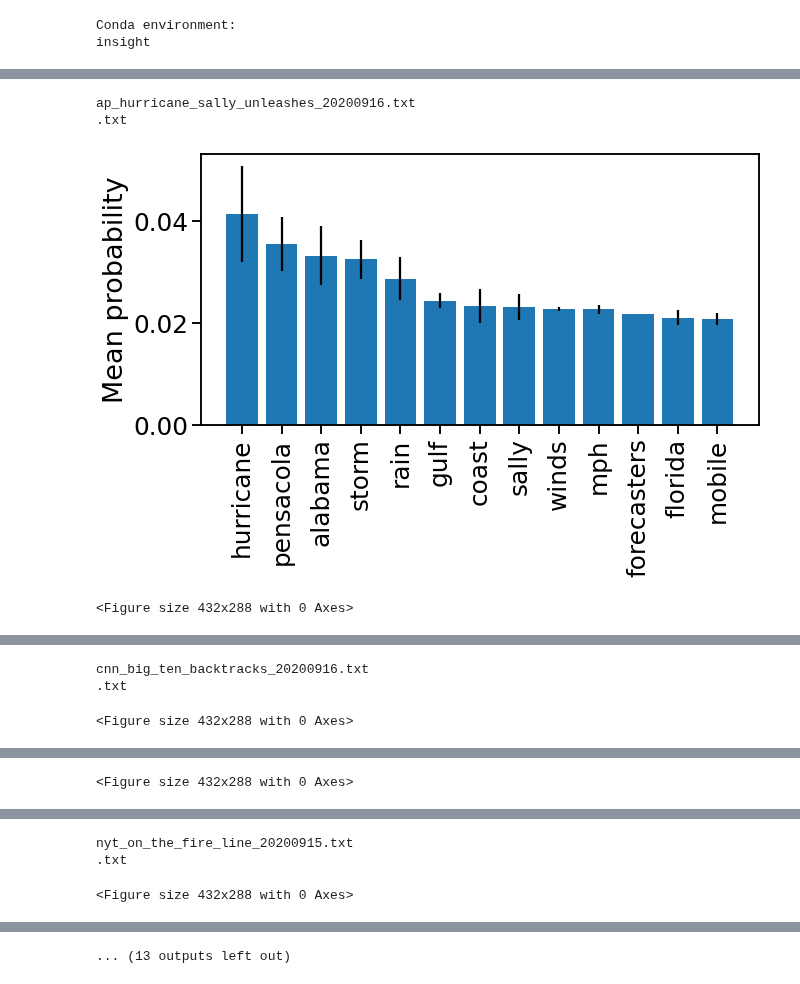
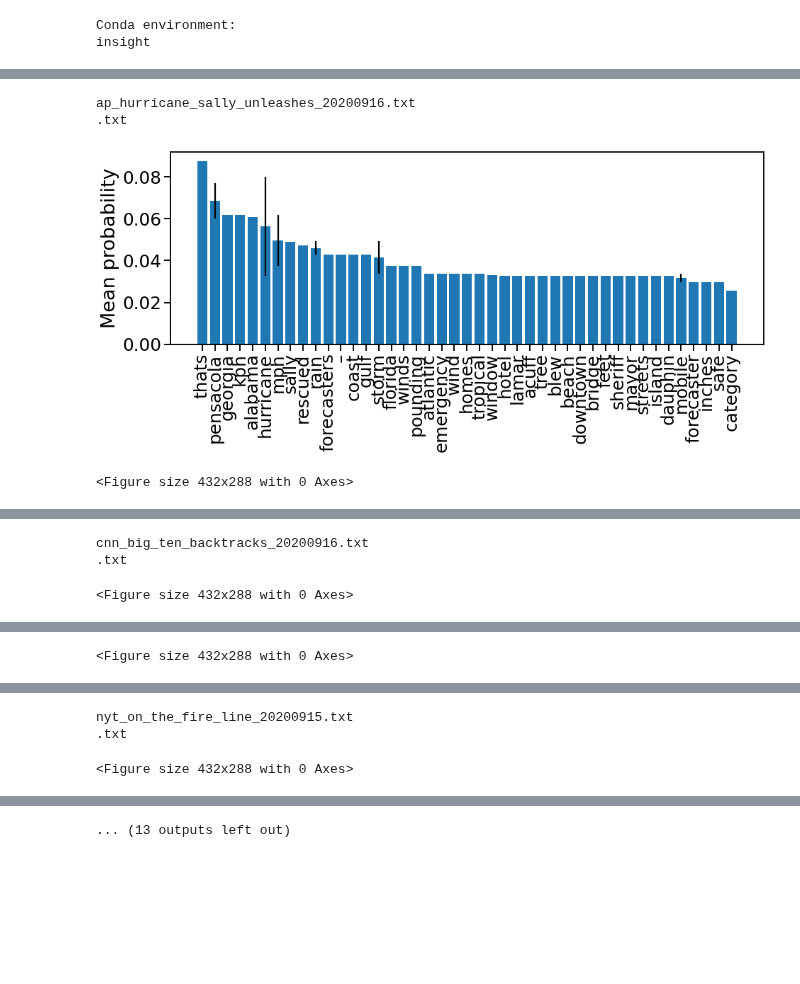
Before and after one commit to sagarsetru/debiaser, a Jupyter notebook: debiaser_eda.ipynb, the cells around one changed output, grey strips where cells are left out. Cells and saved outputs as stored; diff of their text form; code cells hidden in the pictures; blank space fills up the shorter version.

Commit message:
tested lemmatization, also tested manual html input from wsj news article

```diff
--- a/debiaser_eda.ipynb
+++ b/debiaser_eda.ipynb
@@ -67,6 +68,9 @@ import string
 from gensim.parsing.preprocessing import preprocess_string
 from gensim.parsing.preprocessing import strip_punctuation
 from gensim.parsing.preprocessing import strip_numeric
+# %%
+import spacy
+nlp  = spacy.load('en_core_web_sm')
 # %%
 # for parsing html code
 
@@ -160,3 +164,20 @@ def sort_topics_mean_frequency(topics,topics_mean_probs_dict,topics_std_probs_di
     x_topics_freq = x_topics_freq[::-1]
 
     return x_topics_means, y_means_sorted, y_std_sorted, x_topics_freq, y_freq_sorted
+# %%
+def lemmatize(raw_texts,nlp):
+
+    'Function that lemmatizes text'
+
+    out_text = []
+
+    for text in raw_texts:
+        doc = nlp(text)
+
+
+        #Remove stopwords and lemmatize
+        tokens = [token.lemma_ for token in doc]
+
+        out_text.append(tokens)
+
+    return out_text
@@ -236,6 +262,9 @@ word_frequency_threshold = 1
 
 # choose the number of LDA topics
 num_lda_topics = 5
+
+# do by sentences
+do_sentences = 1
 
 # loop through files
 for ind, full_file_name in enumerate(full_file_names):
@@ -275,6 +304,9 @@ for ind, full_file_name in enumerate(full_file_names):
         # get text from each p tag and strip whitespace
         p_tags_text = [tag.get_text().strip() for tag in p_tags]
 
+        # filter out sentences without periods
+        p_tags_text = [sentence for sentence in p_tags_text if '.' in sentence]
+
         # convert all p_tags_text to single article text string
 
         p_tags_text_1string = ''
@@ -296,16 +328,28 @@ for ind, full_file_name in enumerate(full_file_names):
     # replace short dashes with spaces
     article_text = article_text.replace("-"," ")
 
-    # get rid of punctuation
-    article_text = article_text.translate(article_text.maketrans('', '', string.punctuation))
+    if do_sentences:
+        # break article into sentences
+        article_text = tokenize.sent_tokenize(article_text)
 
-    # break article into sentences
-#     article_sentences = tokenize.sent_tokenize(article_text)
+        article_text = [sentence.translate(sentence.maketrans('', '', string.punctuation)) for sentence in article_text]
 
-    # following https://radimrehurek.com/gensim/auto_examples/core/run_core_concepts.html#sphx-glr-auto-examples-core-run-core-concepts-py
-    # Lowercase each document, split it by white space and filter out stopwords
-    texts = [[word for word in document.lower().split() if word not in stop_words]
-             for document in [article_text]]
+        # following https://radimrehurek.com/gensim/auto_examples/core/run_core_concepts.html#sphx-glr-auto-examples-core-run-core-concepts-py
+        # Lowercase each document, split it by white space and filter out stopwords
+        texts = [[word for word in document.lower().split() if word not in stop_words]
+                 for document in article_text]
+
+        article_text = lemmatize(article_text,nlp)
+
+
+
+    else:
+        # get rid of punctuation
+        article_text = article_text.translate(article_text.maketrans('', '', string.punctuation))
+
+        # following https://radimrehurek.com/gensim/auto_examples/core/run_core_concepts.html#sphx-glr-auto-examples-core-run-core-concepts-py
+        # Lowercase each document, split it by white space and filter out stopwords
+        texts = [[word for word in document.lower().split() if word not in stop_words] for document in [article_text]]
 
     # get corpus, dictionary, bag of words
     processed_corpus, processed_dictionary, bow_corpus = get_simple_corpus_dictionary_bow(texts,
@@ -313,9 +357,9 @@ for ind, full_file_name in enumerate(full_file_names):
 
     # generate the LDA model
     lda = gensim.models.LdaModel(corpus = bow_corpus,
-                                 num_topics = num_lda_topics,
+                                 num_topics = 5,
                                  id2word = processed_dictionary,
-                                 passes = 1)
+                                 passes = 20)
 
     # get the topics from the lda model
     lda_topics = lda.show_topics(formatted=False)
@@ -348,26 +392,26 @@ for ind, full_file_name in enumerate(full_file_names):
             else:
                 topics_probs_dict[topic_word] = np.append(topics_probs_dict[topic_word],[prob])
 
-        # dictionary for topic probability means
-        topics_mean_probs_dict = {}
+    # dictionary for topic probability means
+    topics_mean_probs_dict = {}
 
-        # dictionary for topic probability std devs
-        topics_std_probs_dict = {}
+    # dictionary for topic probability std devs
+    topics_std_probs_dict = {}
 
-        # dictionary for topic frequency
-        topics_frequency_dict = {}
+    # dictionary for topic frequency
+    topics_frequency_dict = {}
 
-        # loop through topics and probabilities
-        for topic, prob in topics_probs_dict.items():
+    # loop through topics and probabilities
+    for topic, prob in topics_probs_dict.items():
 
-            # update dictionary for mean probability
-            topics_mean_probs_dict[topic] = np.mean(prob)
+        # update dictionary for mean probability
+        topics_mean_probs_dict[topic] = np.mean(prob)
 
-            # update dictionary for std dev probability
-            topics_std_probs_dict[topic] = np.std(prob)
+        # update dictionary for std dev probability
+        topics_std_probs_dict[topic] = np.std(prob)
 
-            # update dictionary for topic frequency
-            topics_frequency_dict[topic] =  prob.size
+        # update dictionary for topic frequency
+        topics_frequency_dict[topic] =  prob.size
 
 
 
@@ -376,34 +420,34 @@ for ind, full_file_name in enumerate(full_file_names):
                                              topics_mean_probs_dict,
                                              topics_std_probs_dict,
                                              topics_frequency_dict)
 
-    plt.figure(figsize=(10,5));
+    plt.figure(figsize=(15,5));
     plt.bar(topics_means,means_sorted,yerr=std_sorted);
     plt.ylabel('Mean probability');
     sns.set_context('talk', font_scale=1.5);
     plt.xticks(rotation=90);
     plt.show();
     plt.clf();
 #     plt.savefig('./eda_figs/mean_prob_vs_topic_big_ten_resumes.png', dpi=300, bbox_inches='tight')
 
-    plt.figure(figsize=(10,5));
+    plt.figure(figsize=(15,5));
     plt.bar(topics_freq,freq_sorted);
     plt.ylabel('N');
     # plt.xlabel('Topics')
     sns.set_context('talk', font_scale=1.5);
     plt.xticks(rotation=90);
     plt.show();
     plt.clf();
     # plt.savefig('./edafigs/frequency_vs_topic_big_ten_resumes.pdf')
 
 #     print(topics)
 #     print(topics_probs_dict)
 #     print(' ')
 
 #     if ind == 1:
 #         break
 # %% [output]
 ap_hurricane_sally_unleashes_20200916.txt
 .txt
-[figure, old version]
+[figure, new version]
 <Figure size 432x288 with 0 Axes>
```
Also changed, not shown: parts of 8 cells of this notebook.
